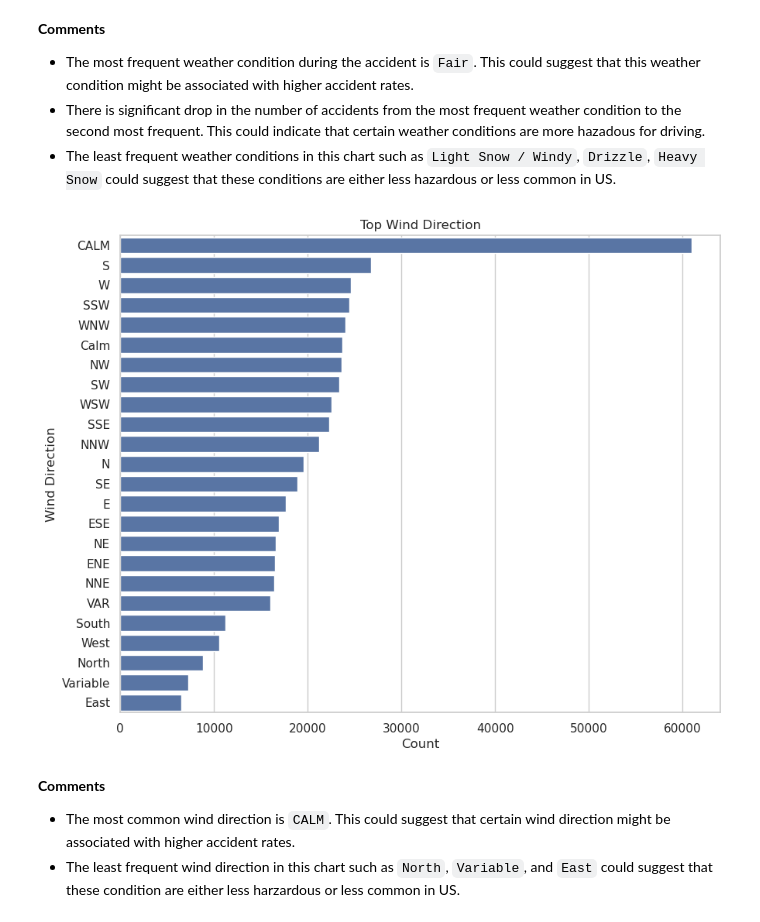
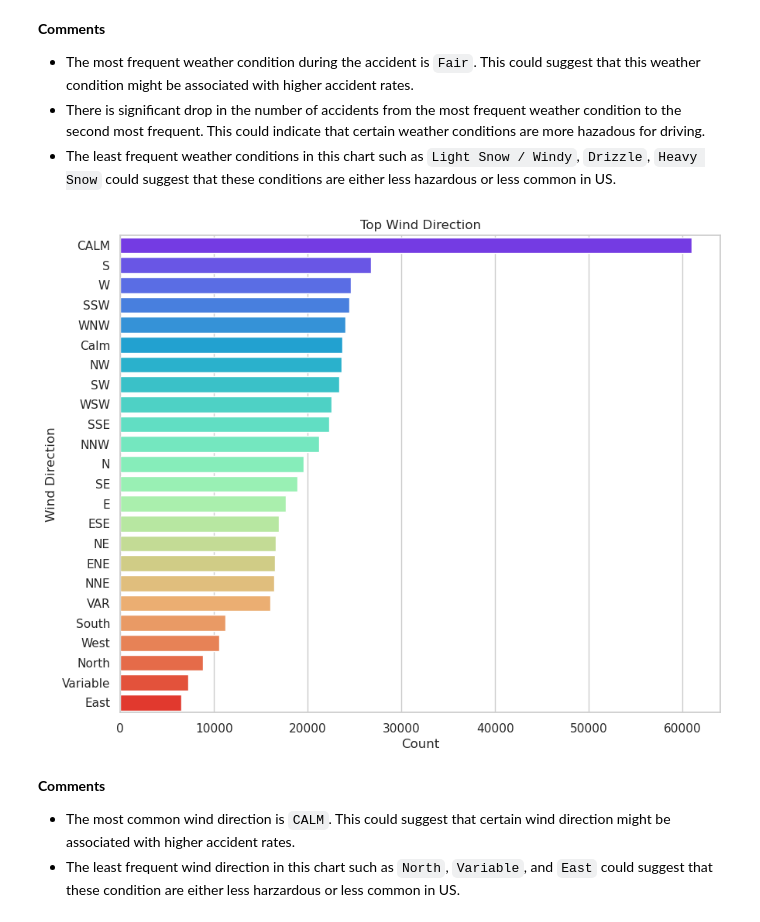
Before and after one commit to knightstark7/FinalProject-P4DS, a Jupyter notebook: USAccident.ipynb, the cells around one changed output. Drawn from its saved outputs; the diff is of its cells as text; code cells hidden in the pictures.

```diff
--- a/USAccident.ipynb
+++ b/USAccident.ipynb
@@ -514,15 +514,15 @@ plt.show()
 # %%
 wind_direction_counts = df['Wind_Direction'].value_counts()
 
 sns.set(style="whitegrid")
 fig, ax = plt.subplots(figsize=(10, 8))
-sns.barplot(x=wind_direction_counts.values, y=wind_direction_counts.index, ax=ax)
+sns.barplot(x=wind_direction_counts.values, y=wind_direction_counts.index, ax=ax, palette='rainbow')
 plt.title('Top Wind Direction')
 plt.xlabel('Count')
 plt.ylabel('Wind Direction')
 plt.show()
 # %% [output]
-[figure, old version]
+[figure, new version]
 # %% [markdown]
 **Comments**
 - The most common wind direction is `CALM`. This could suggest that certain wind direction might be associated with higher accident rates.
```
Also changed, not shown: parts of 13 cells of this notebook.
